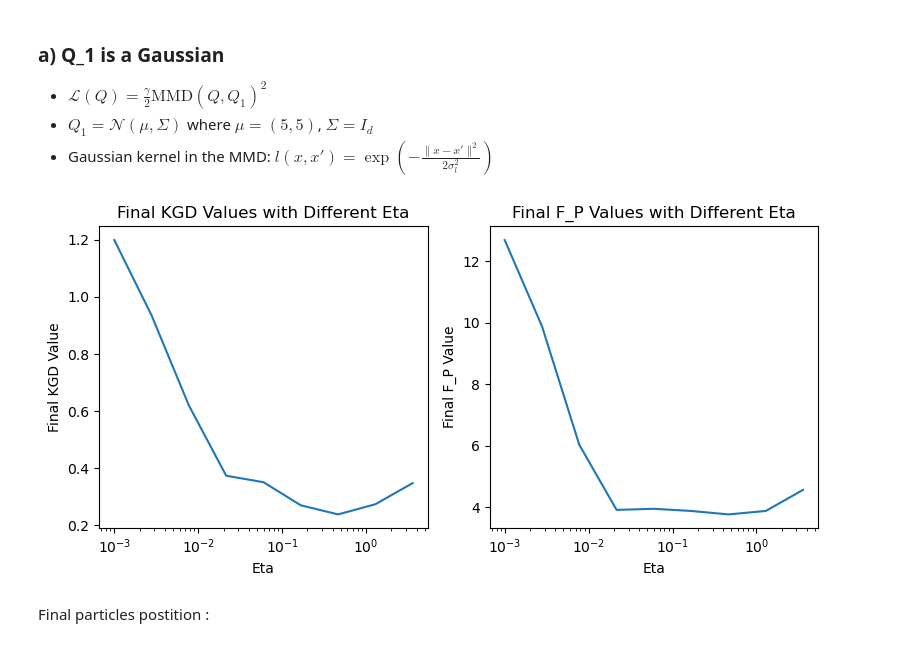
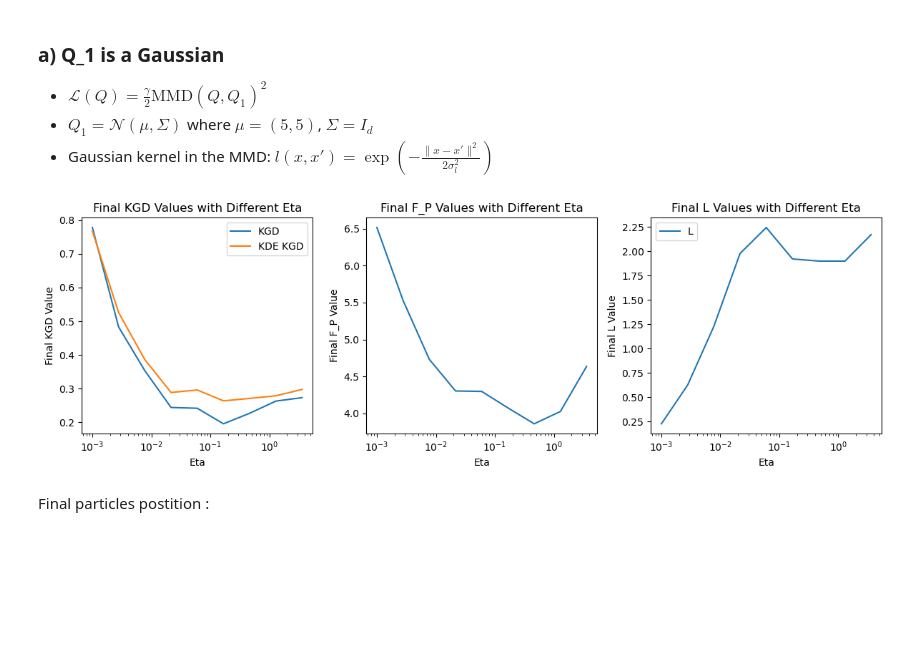
Before and after one commit to congyewang/kgd-code, a Jupyter notebook: jax_mfld.ipynb, the cells around one changed output. Cells and saved outputs as stored; diff of their text form; code cells hidden in the pictures; blank space fills up the shorter version.

```diff
--- a/jax_mfld.ipynb
+++ b/jax_mfld.ipynb
@@ -12,3 +15,5 @@ import jax
+# %%
+device_name = "cpu"
 # %% [markdown]
 We aim at minimizing $$\mathcal{F}_P(Q) = \mathcal{L}(Q) + D_{KL}(Q||Q_0)$$ where $Q_0 = \mathcal{N}(0,I_d)$ and $P$ is the minimizer and has a positive density $$p(x) \propto q_0(x) \exp(-\mathcal{L}'(P)(x)).$$
 To do this we run the stochastic process, for $k=1,...,T$,
@@ -212,16 +232,16 @@ plt.show()
 - $Q_1 = \mathcal{N}(\mu,\Sigma)$ where $\mu = (5,5)$, $\Sigma = I_d$
 - Gaussian kernel in the MMD: $l(x,x') = \exp(-\frac{\|x-x'\|^2}{2 \sigma_l^2})$
 # %%
-c = 1.0
+c = jnp.array(1.0)
 def k(x,y):
-    return 1/jnp.sqrt((c + jnp.dot(x-y,x-y))) #(x-y,x-y)/(2*c**2))
+    return 1/jnp.sqrt((c + jnp.dot(x-y,x-y)))
 
 x2 = jnp.array([5,5])
 def q_0(x):
     return jnp.exp(-jnp.dot(x,x)/(2*4)) / jnp.sqrt((2* 4  *jnp.pi)**d)
 
-sigma_l = 3.0
-l = lambda x,y : ker.k_gauss(x,y,sigma_l) #Gram matrix for gaussian kernel = shape (n,m)
+sigma_l = 1.0
+l = lambda x,y : ker.k_IMQ(x,y,sigma_l) #Gram matrix for gaussian kernel
 
 d = 2
 Cov = np.diag(jnp.ones(d))
@@ -237,6 +257,11 @@ def L(X):
     _X = jax.lax.stop_gradient(X)
     return gamma/2 * (np.mean(l(X,_X)) - 2 * np.mean(l(X,X1)) + np.mean(l(X1,X1)))
 
+k = jit(k)
+q_0 = jit(q_0)
+v = jit(v)
+L = jit(L)
+
 MFLD = MeanFieldLangevinDynamics(q_0,L,k)
 # %%
 T = 500
@@ -266,24 +285,49 @@ for e,eta in enumerate(Eta):
+# %%
+F_P = f.F_P(q_0, L)
+k_pq = f.GradientKernel(MFLD.S_PQ,k)
+KGD = f.KernelGradientDiscrepancy(k_pq)
+
+KGD_fin = jax.device_put(jnp.zeros(len(Eta)), device)
+KDE_KGD_fin = jax.device_put(jnp.zeros(len(Eta)), device)
+F_P_fin = jax.device_put(jnp.zeros(len(Eta)), device)
+L_fin = jax.device_put(jnp.zeros(len(Eta)), device)
+
+for e in range(len(Eta)):
+    X = all_particles_fin[e]
+    KGD_fin = KGD_fin.at[e].set(KGD.evaluate(X))
+    KDE_KGD_fin = KDE_KGD_fin.at[e].set(KGD.kde_KGD(X))
+    F_P_fin = F_P_fin.at[e].set(F_P.evaluate(X))
+    L_fin = L_fin.at[e].set(L(X))
 # %%
-fig, axes = plt.subplots(1, 2, figsize=(8, 4))
+fig, axes = plt.subplots(1, 3, figsize=(12, 4))
 
-axes[0].plot(Eta, KGD_fin)
+axes[0].plot(Eta, KGD_fin, label='KGD')
+axes[0].plot(Eta, KDE_KGD_fin, label='KDE KGD')
 axes[0].set_xlabel('Eta')
 axes[0].set_ylabel('Final KGD Value')
 axes[0].set_xscale('log')
 axes[0].set_title('Final KGD Values with Different Eta')
+axes[0].legend()
 
 
 axes[1].plot(Eta, F_P_fin)
 axes[1].set_xlabel('Eta')
 axes[1].set_ylabel('Final F_P Value')
 axes[1].set_xscale('log')
 axes[1].set_title('Final F_P Values with Different Eta')
 
+axes[2].plot(Eta, L_fin)
+axes[2].set_xlabel('Eta')
+axes[2].set_ylabel('Final L Value')
+axes[2].set_xscale('log')
+axes[2].set_title('Final L Values with Different Eta')
+axes[2].legend(['L'])
+
 
 plt.tight_layout()
 plt.show()
 # %% [output]
-[figure, old version]
+[figure, new version]
 # %% [markdown]
 Final particles postition :
 # %%
```
Also changed, not shown: parts of 24 cells of this notebook, 1 other file.
